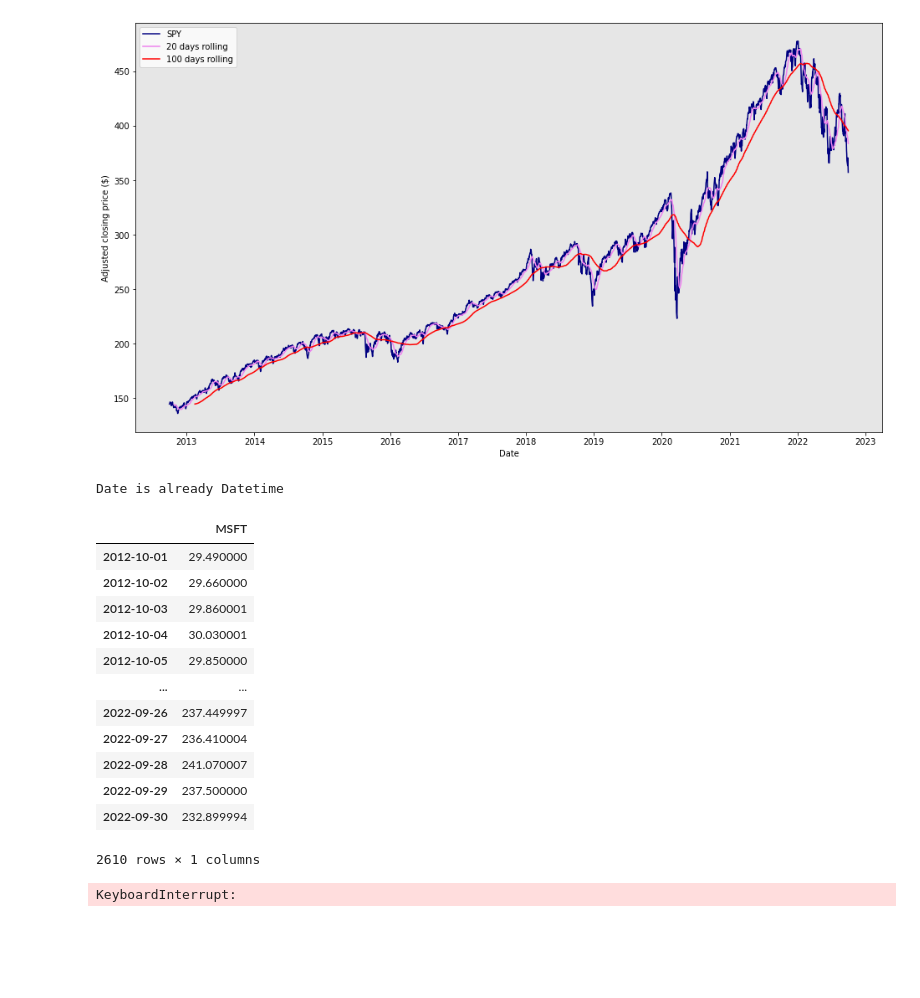
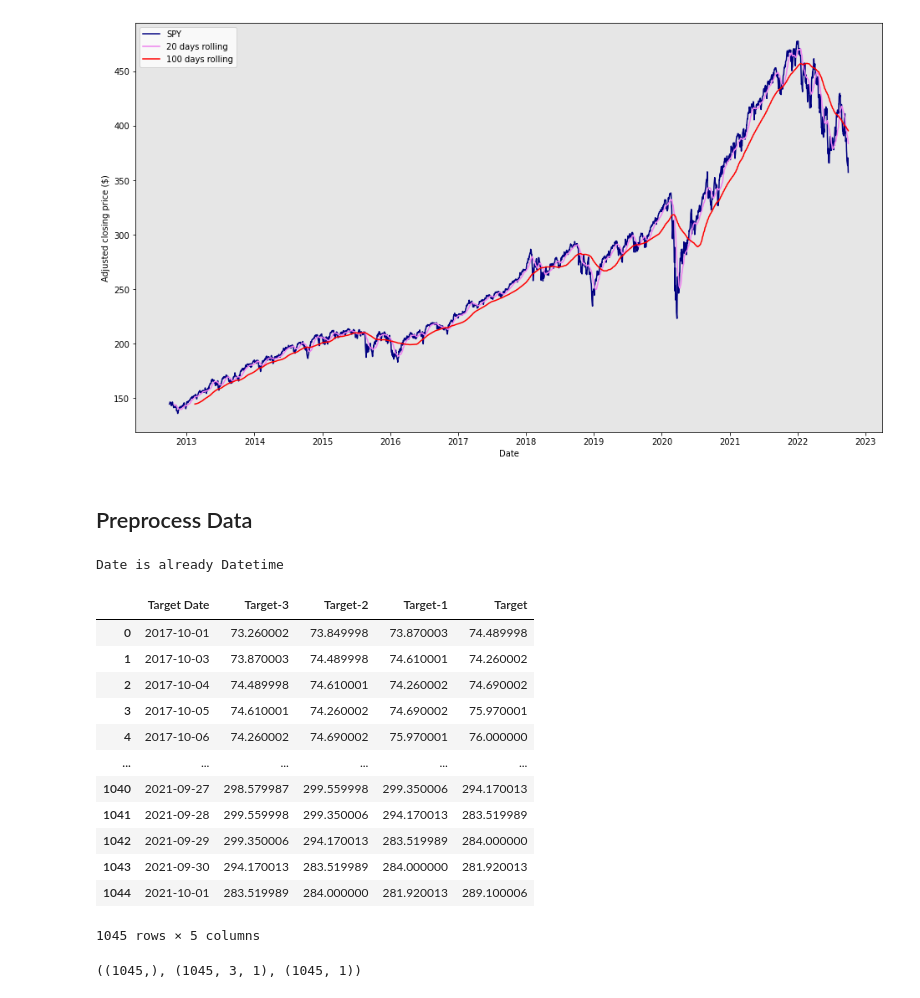
Before and after one commit to mfaldet/Stock-Evaluation, a Jupyter notebook: Stock Prediction/stock-prediction.ipynb, the cells around one changed output. Drawn from its saved outputs; the diff is of its cells as text; code cells hidden in the pictures; blank space fills up the shorter version.

```diff
--- a/Stock Prediction/stock-prediction.ipynb
+++ b/Stock Prediction/stock-prediction.ipynb
@@ -61,0 +37,12 @@ close.describe()
+# %%
+# Getting just the adjusted closing prices.
+data = df['Close']
+
+# Getting all weekdays
+all_weekdays = pd.date_range(start=start_date, end=end_date, freq='B')
+
+# Filling in the weekends with the latest price
+data = data.reindex(all_weekdays).fillna(method='ffill')
+data.dropna(inplace=True)
+
+data.describe()
@@ -93,7 +90,9 @@ visualize_equity(close, 'SPY')
 # %% [output]
 [figure]
+# %% [markdown]
+## Preprocess Data
 # %%
-data=close.copy()
+# Reformat
 
 # Identify dates as datetimes
 def str_to_datetime(s):
@@ -109,28 +108,14 @@ else:
     print('Date is already Datetime')
 # %% [output]
 Date is already Datetime
-# %%
-pd.DataFrame(close['MSFT'])
-# %% [output]
-|  | MSFT |
-| 2012-10-01 | 29.490000 |
-| 2012-10-02 | 29.660000 |
-| 2012-10-03 | 29.860001 |
-| 2012-10-04 | 30.030001 |
-| 2012-10-05 | 29.850000 |
-| ... | ... |
-| 2022-09-26 | 237.449997 |
-| 2022-09-27 | 236.410004 |
-| 2022-09-28 | 241.070007 |
-| 2022-09-29 | 237.500000 |
-| 2022-09-30 | 232.899994 |
-2610 rows × 1 columns
 # %%
+# Rephrase
+
 # Start day second time around: '2019-10-01'
-df=pd.DataFrame(close['MSFT'])
+df=pd.DataFrame(data['MSFT'])
 X_timesteps=3
-start_date='2019-10-01'
-end_date='2022-10-01'
+start_date='2017-10-01'
+end_date='2021-10-01'
 
 # Phrase the data as the info considered in a daily window of time
 def df_to_windowed_df(dataframe, target_name, first_date_str, last_date_str, X_timesteps=3):
@@ -165,7 +150,7 @@ def df_to_windowed_df(dataframe, target_name, first_date_str, last_date_str, X_t
         X.append(x)
         Y.append(y)
 
-        # str-to-datetime
+        # str input-to-datetime
         next_week = dataframe.loc[target_date:target_date+datetime.timedelta(days=5)]
         next_datetime_str = str(next_week.head(2).tail(1).index.values[0])
         next_date_str = next_datetime_str.split('T')[0]
@@ -175,37 +160,52 @@ def df_to_windowed_df(dataframe, target_name, first_date_str, last_date_str, X_t
 
         # Stop when on last date
         if last_time:
             break
 
         # Shift to next date
         target_date = next_date
 
         if target_date == last_date:
             last_time = True
 
     # Build new windowed df
     ## Date index
     ret_df = pd.DataFrame({})
     ret_df['Target Date'] = dates
 
     ## X windows
     X = np.array(X)
     for i in range(0, X_timesteps):
         X[:, i]
         ret_df[f'Target-{X_timesteps-i}'] = X[:, i]
 
     ## Y - target var
     ret_df['Target'] = Y
 
     return ret_df
 
 windowed_df = df_to_windowed_df(df,'MSFT',start_date,end_date,X_timesteps)
 windowed_df
 # %% [output]
+|  | Target Date | Target-3 | Target-2 | Target-1 | Target |
+| 0 | 2017-10-01 | 73.260002 | 73.849998 | 73.870003 | 74.489998 |
+| 1 | 2017-10-03 | 73.870003 | 74.489998 | 74.610001 | 74.260002 |
+| 2 | 2017-10-04 | 74.489998 | 74.610001 | 74.260002 | 74.690002 |
+| 3 | 2017-10-05 | 74.610001 | 74.260002 | 74.690002 | 75.970001 |
+| 4 | 2017-10-06 | 74.260002 | 74.690002 | 75.970001 | 76.000000 |
+| ... | ... | ... | ... | ... | ... |
+| 1040 | 2021-09-27 | 298.579987 | 299.559998 | 299.350006 | 294.170013 |
+| 1041 | 2021-09-28 | 299.559998 | 299.350006 | 294.170013 | 283.519989 |
+| 1042 | 2021-09-29 | 299.350006 | 294.170013 | 283.519989 | 284.000000 |
+| 1043 | 2021-09-30 | 294.170013 | 283.519989 | 284.000000 | 281.920013 |
+| 1044 | 2021-10-01 | 283.519989 | 284.000000 | 281.920013 | 289.100006 |
-KeyboardInterrupt:
+1045 rows × 5 columns
 # %%
+# Resize
+
 # Splits the df into three cruicial tensor components: (the date, input, target)
 def windowed_df_to_date_X_y(windowed_dataframe, number_of_y_vars=1):
+    import numpy as np
     df_as_np = windowed_dataframe.to_numpy()
 
     dates = df_as_np[:, 0] #dates kept in first column, not as index
@@ -220,4 +220,6 @@ def windowed_df_to_date_X_y(windowed_dataframe, number_of_y_vars=1):
 dates, X, y = windowed_df_to_date_X_y(windowed_df)
 
 dates.shape, X.shape, y.shape
+# %% [output]
+((1045,), (1045, 3, 1), (1045, 1))
 # %%
```
Also changed, not shown: parts of 14 cells of this notebook.
